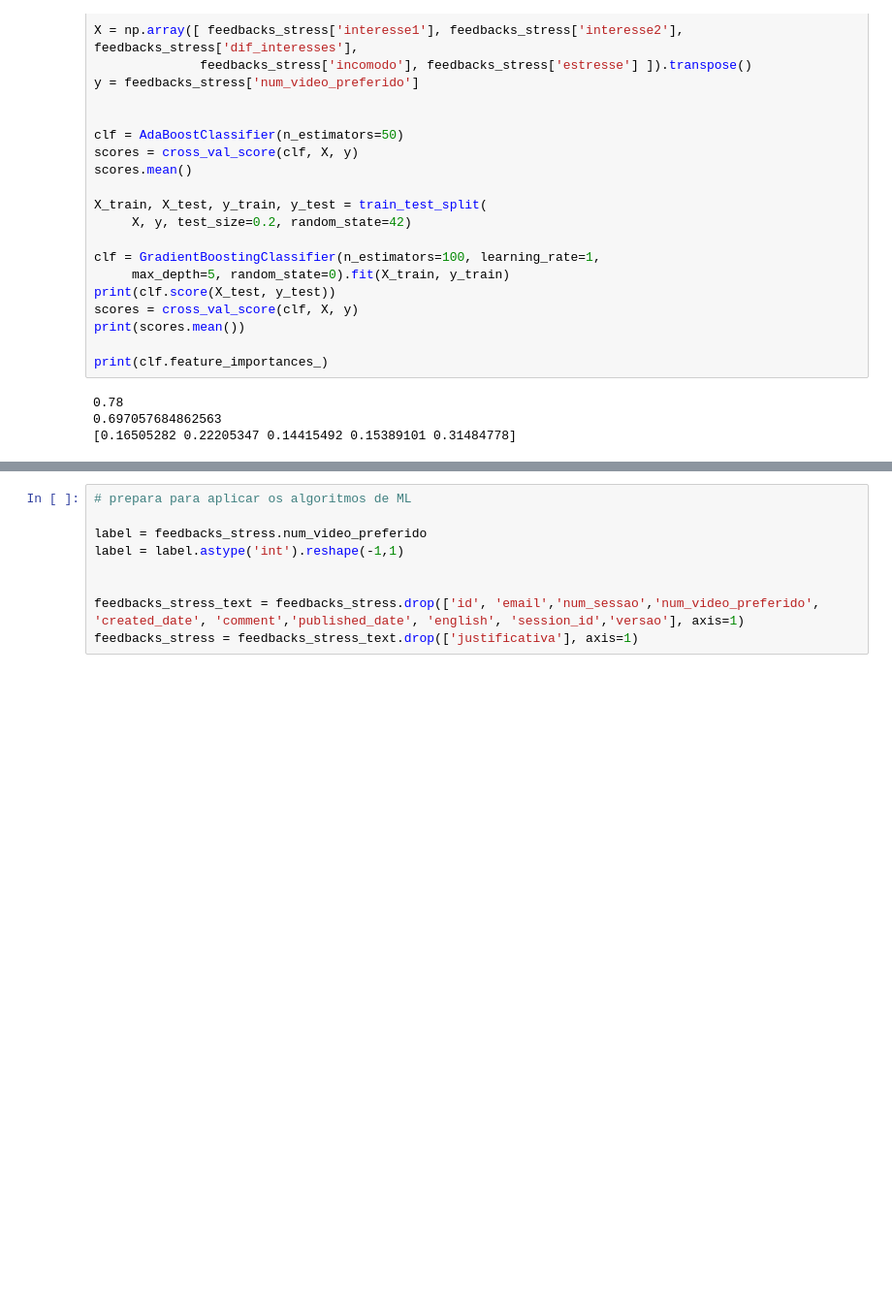
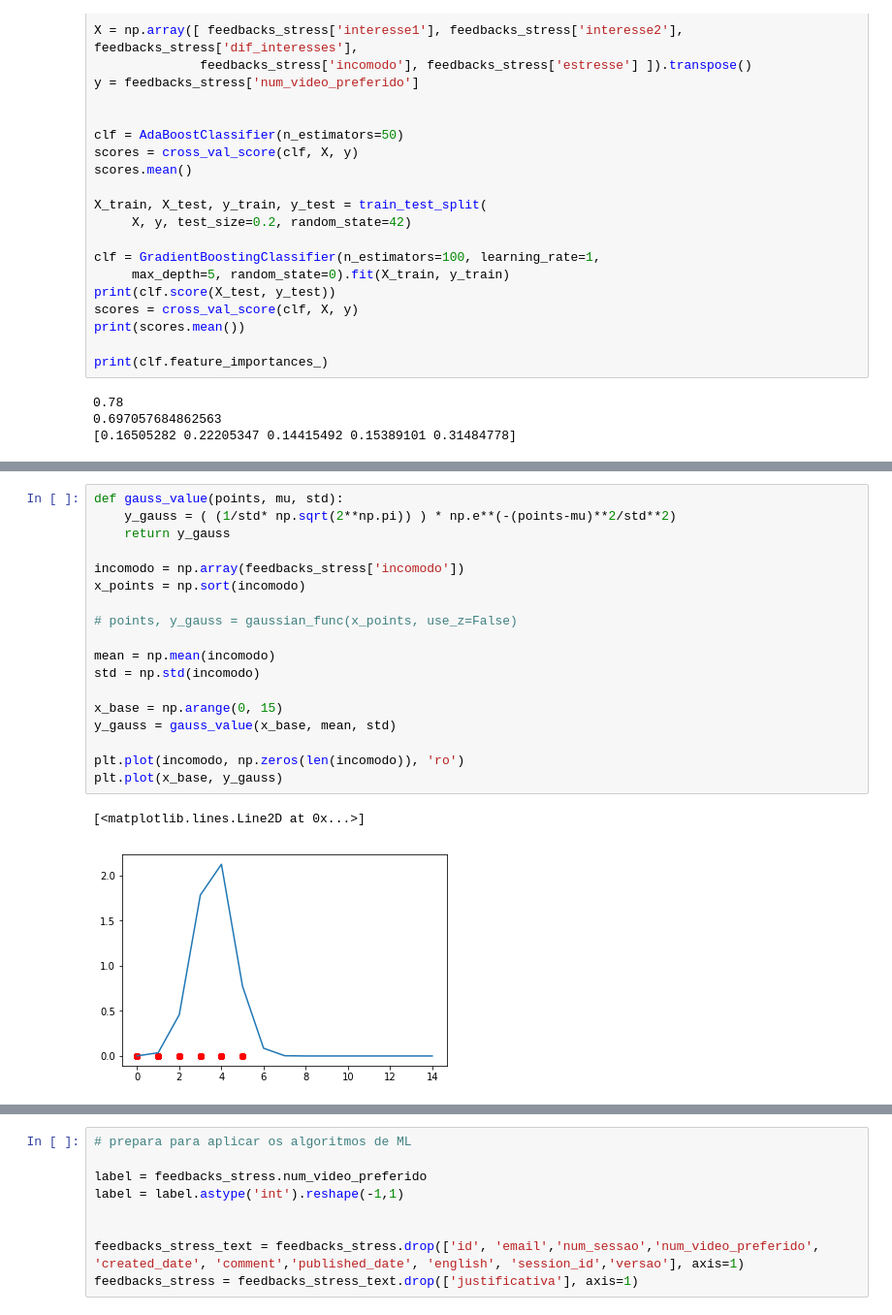
Before and after one commit to mateussnogs/analise_qose_2, a Jupyter notebook: analise_qose.ipynb, the cells around one changed output, grey strips where cells are left out. Shown at 97% size. Saved outputs shown, nothing was run; the diff lists cells and outputs as text; blank space fills up the shorter version.

```diff
--- a/analise_qose.ipynb
+++ b/analise_qose.ipynb
@@ -299,0 +316,21 @@ print(clf.feature_importances_)
+# %%
+def gauss_value(points, mu, std):
+    y_gauss = ( (1/std* np.sqrt(2**np.pi)) ) * np.e**(-(points-mu)**2/std**2)
+    return y_gauss
+
+incomodo = np.array(feedbacks_stress['incomodo'])
+x_points = np.sort(incomodo)
+
+# points, y_gauss = gaussian_func(x_points, use_z=False)
+
+mean = np.mean(incomodo)
+std = np.std(incomodo)
+
+x_base = np.arange(0, 15)
+y_gauss = gauss_value(x_base, mean, std)
+
+plt.plot(incomodo, np.zeros(len(incomodo)), 'ro')
+plt.plot(x_base, y_gauss)
+# %% [output]
+[<matplotlib.lines.Line2D at 0x...>]
+[figure, added]
```
Also changed, not shown: parts of 10 cells of this notebook.
